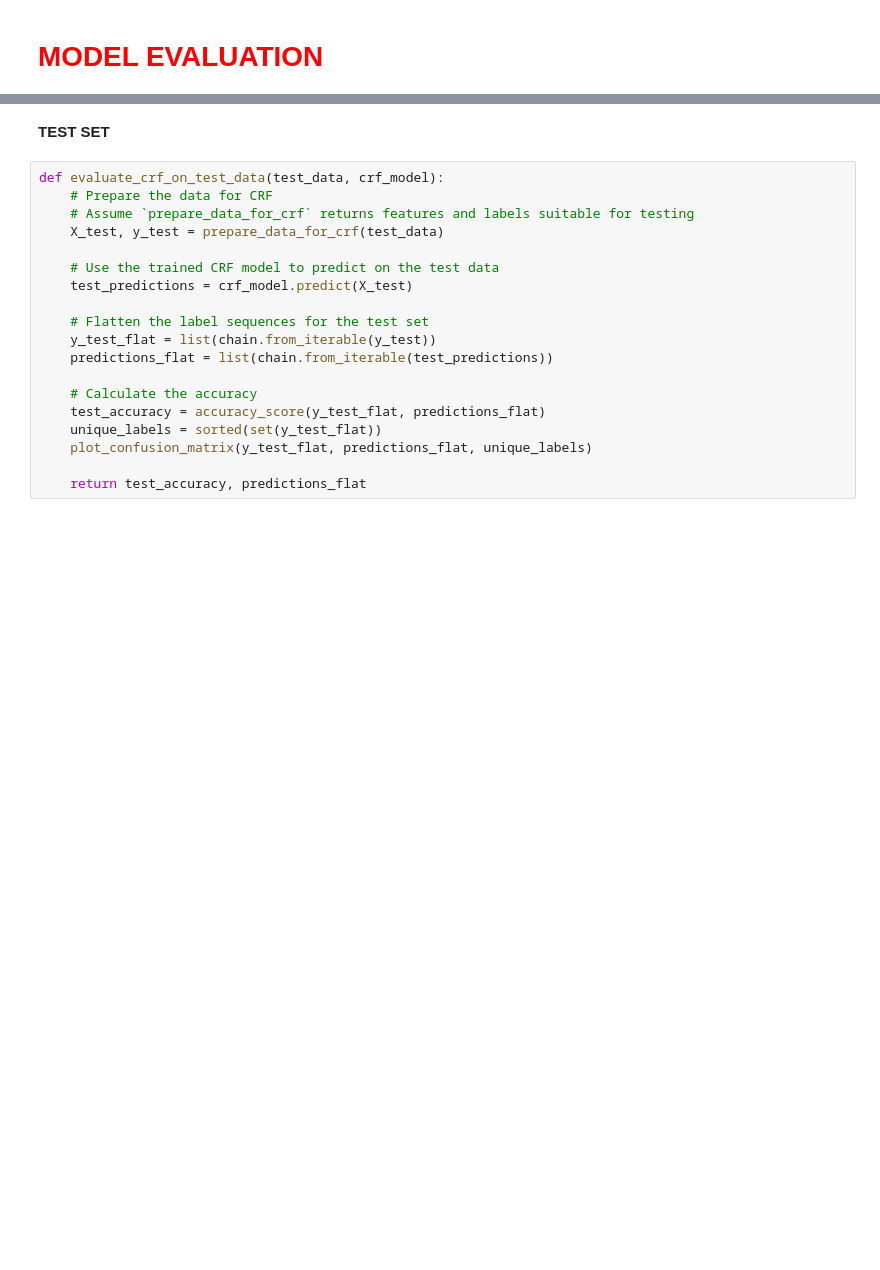
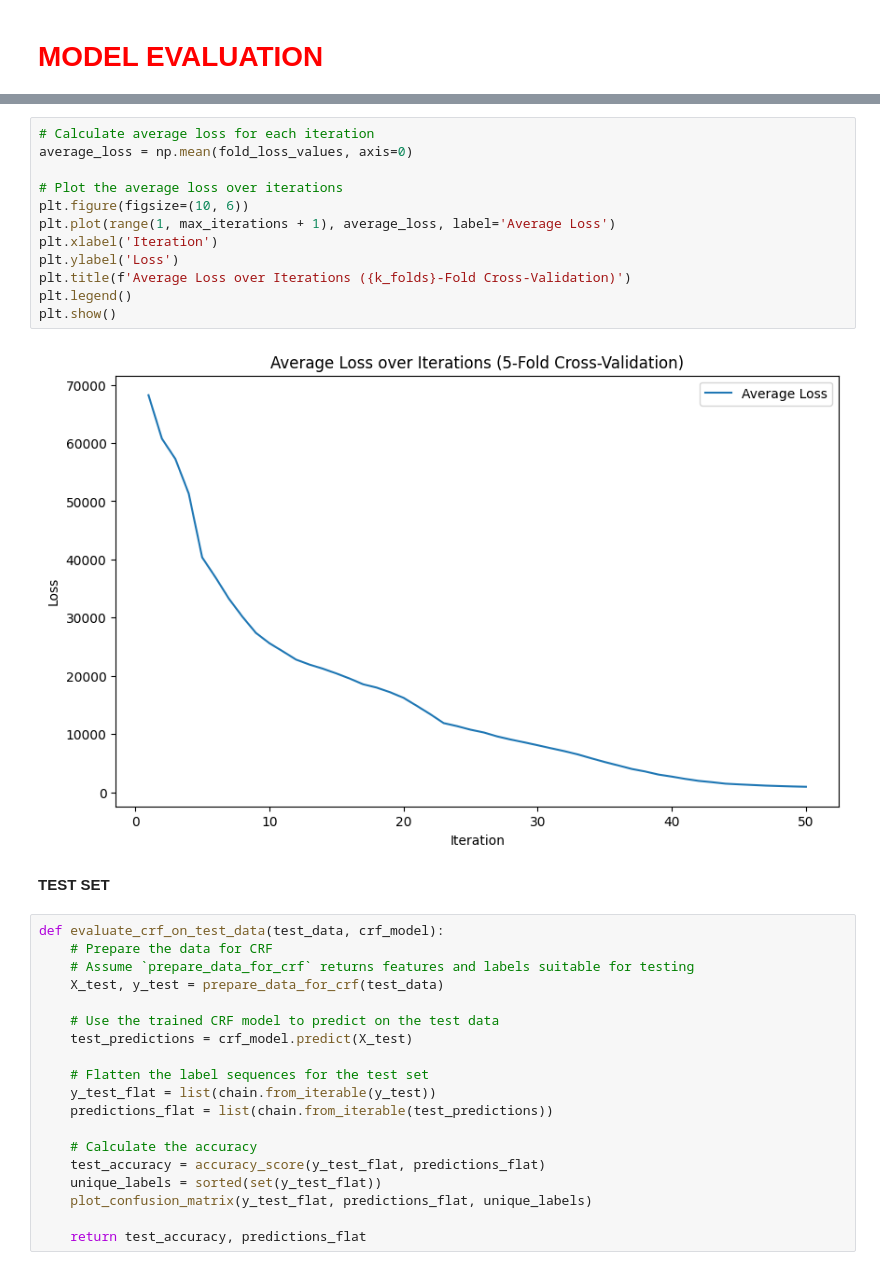
Before and after one commit to marinocom/NLP-Detection-of-Negation-and-Uncertainty-Project-24, a Jupyter notebook: Machine Learning Method/machine_learning .ipynb, the cells around one changed output, grey strips where cells are left out. Saved outputs shown, nothing was run; the diff lists cells and outputs as text; blank space fills up the shorter version.

```diff
--- a/Machine Learning Method/machine_learning .ipynb
+++ b/Machine Learning Method/machine_learning .ipynb
@@ -391,3 +454,17 @@ weighted avg       0.96      0.96      0.96     35299
+# %%
+# Calculate average loss for each iteration
+average_loss = np.mean(fold_loss_values, axis=0)
+
+# Plot the average loss over iterations
+plt.figure(figsize=(10, 6))
+plt.plot(range(1, max_iterations + 1), average_loss, label='Average Loss')
+plt.xlabel('Iteration')
+plt.ylabel('Loss')
+plt.title(f'Average Loss over Iterations ({k_folds}-Fold Cross-Validation)')
+plt.legend()
+plt.show()
+# %% [output]
+[figure, added]
 # %% [markdown]
 **TEST SET**
 # %%
```
Also changed, not shown: parts of 17 cells of this notebook.
